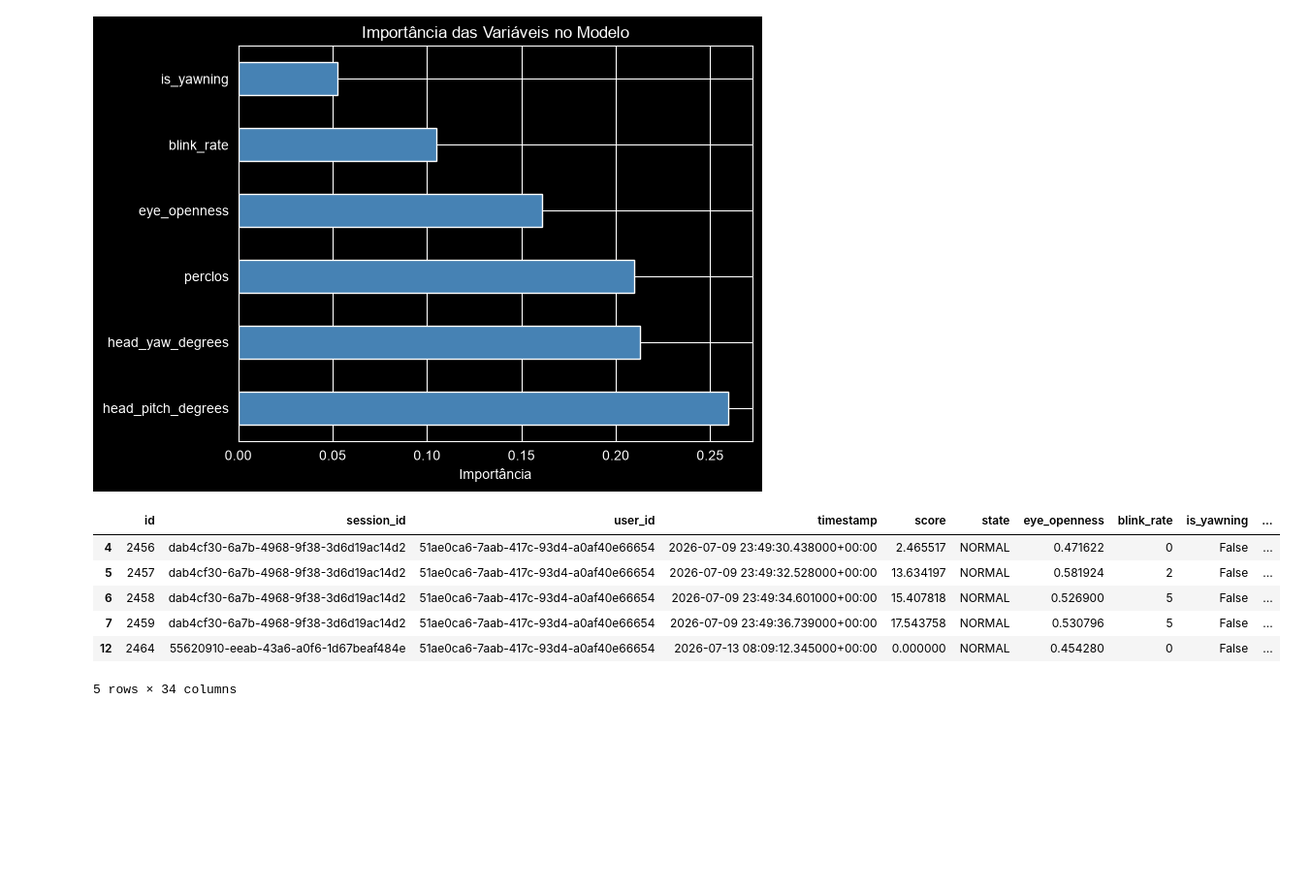
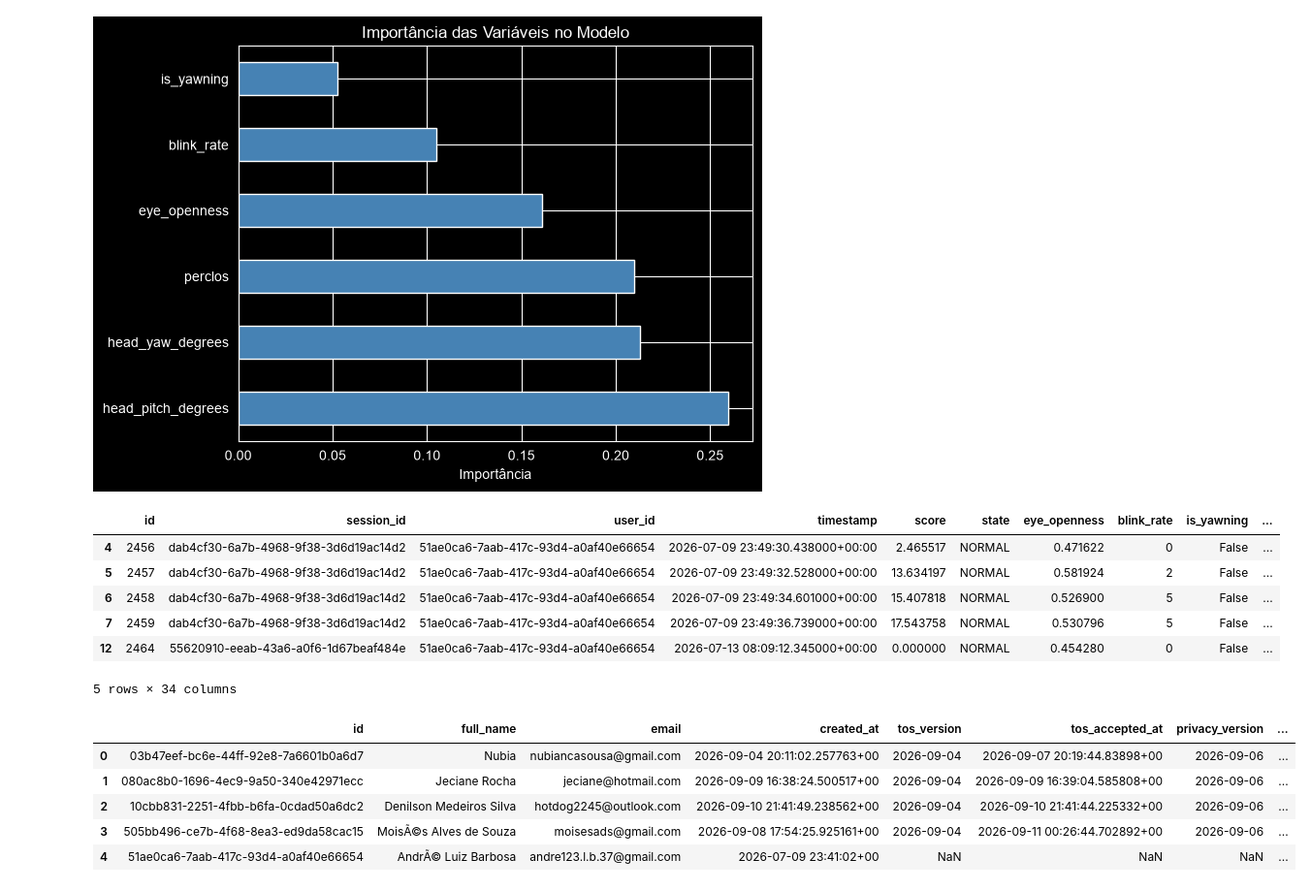
Before and after one commit to Raimundo2004/ETL-Acidentes, a Jupyter notebook: ML.ipynb, the cells around one changed output. Shown at 97% size. Drawn from its saved outputs; the diff is of its cells as text; code cells hidden in the pictures; blank space fills up the shorter version.

```diff
--- a/ML.ipynb
+++ b/ML.ipynb
@@ -163,3 +163,13 @@ df.head()
 df.to_excel(r'C:\Users\relia\OneDrive\Documentos\Projetos\ACEX\Jupyter\dados_tratados\aplicativo_probabilidade.xlsx')
 # %%
 df.to_csv(r'C:\Users\relia\OneDrive\Documentos\Projetos\ACEX\Jupyter\dados_tratados\aplicativo_probabilidade.csv')
+# %%
+prof = pd.read_csv('Dados/profiles_rows.csv', sep=',', encoding='latin1')
+prof.head()
+# %% [output]
+|  | id | full_name | email | created_at | tos_version | tos_accepted_at | privacy_version | ... |
+| 0 | 03b47eef-bc6e-44ff-92e8-7a6601b0a6d7 | Nubia | nubiancasousa@gmail.com | 2026-09-04 20:11:02.257763+00 | 2026-09-04 | 2026-09-07 20:19:44.83898+00 | 2026-09-06 | ... |
+| 1 | 080ac8b0-1696-4ec9-9a50-340e42971ecc | Jeciane Rocha | jeciane@hotmail.com | 2026-09-09 16:38:24.500517+00 | 2026-09-04 | 2026-09-09 16:39:04.585808+00 | 2026-09-06 | ... |
+| 2 | 10cbb831-2251-4fbb-b6fa-0cdad50a6dc2 | Denilson Medeiros Silva | hotdog2245@outlook.com | 2026-09-10 21:41:49.238562+00 | 2026-09-04 | 2026-09-10 21:41:44.225332+00 | 2026-09-06 | ... |
+| 3 | 505bb496-ce7b-4f68-8ea3-ed9da58cac15 | MoisÃ©s Alves de Souza | moisesads@gmail.com | 2026-09-08 17:54:25.925161+00 | 2026-09-04 | 2026-09-11 00:26:44.702892+00 | 2026-09-06 | ... |
+| 4 | 51ae0ca6-7aab-417c-93d4-a0af40e66654 | AndrÃ© Luiz Barbosa | andre123.l.b.37@gmail.com | 2026-07-09 23:41:02+00 | NaN | NaN | NaN | ... |
```
Also changed, not shown: parts of 5 cells of this notebook.
